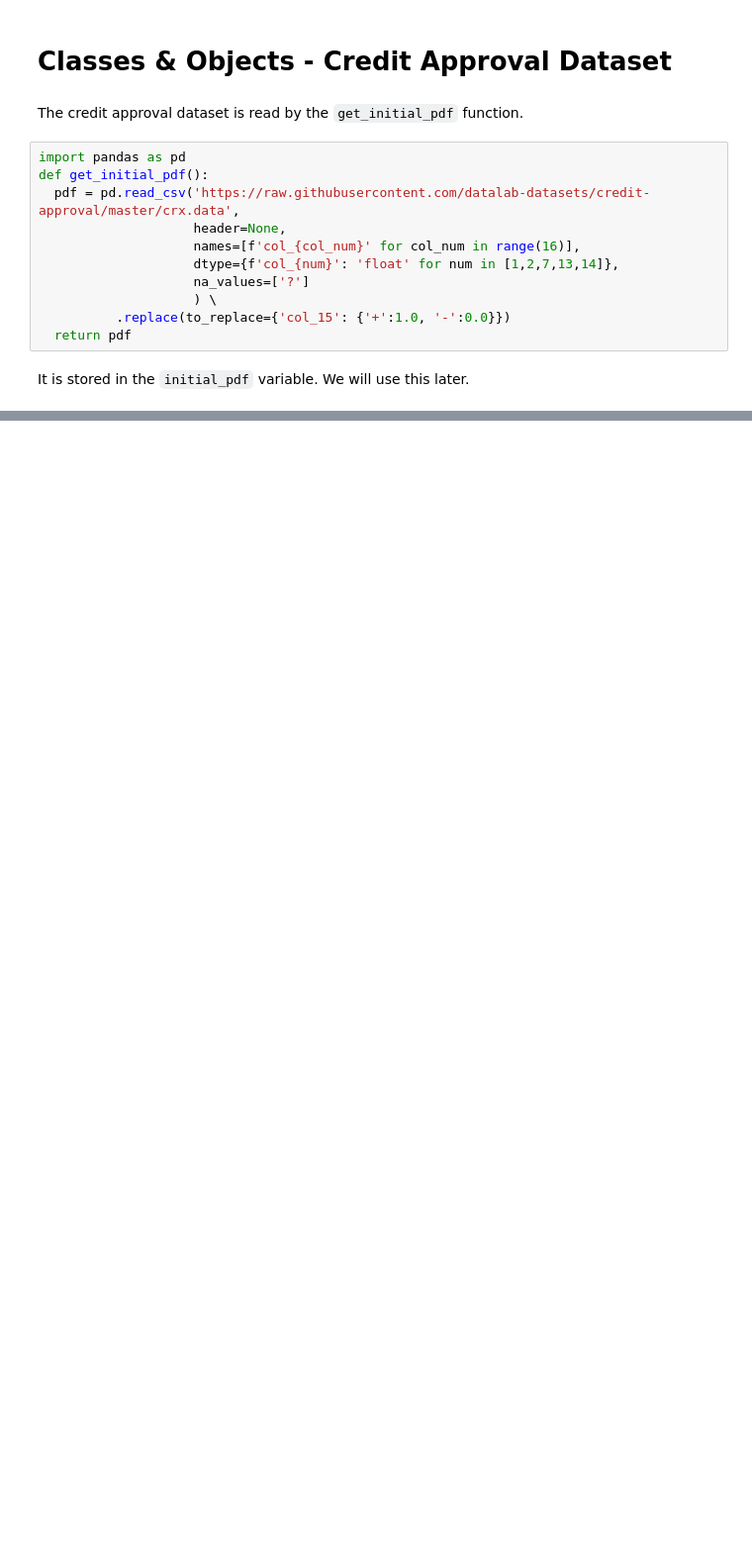
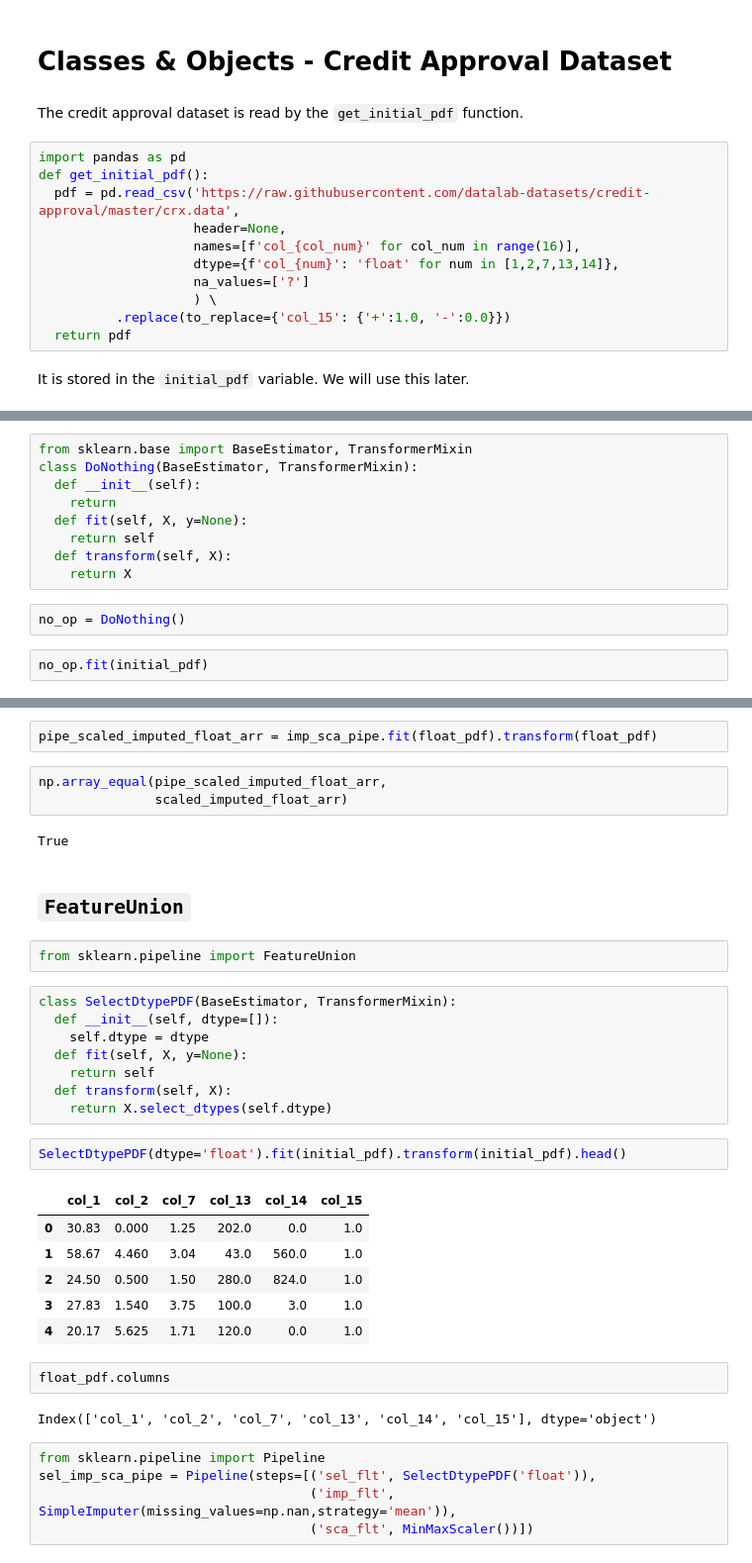
Before and after one commit to data-space/datalab-notebooks, a Jupyter notebook: Python/9. Temporary/Credit_approval_Oct8.ipynb, the cells around one changed output, grey strips where cells are left out. Shown at 99% size. Cells and saved outputs as stored; diff of their text form; blank space fills up the shorter version.

```diff
--- a/Python/9. Temporary/Credit_approval_Oct8.ipynb
+++ b/Python/9. Temporary/Credit_approval_Oct8.ipynb
@@ -43,0 +90,13 @@ memory usage: 86.3+ KB
+# %%
+from sklearn.base import BaseEstimator, TransformerMixin
+class DoNothing(BaseEstimator, TransformerMixin):
+  def __init__(self):
+    return
+  def fit(self, X, y=None):
+    return self
+  def transform(self, X):
+    return X
+# %%
+no_op = DoNothing()
+# %%
+no_op.fit(initial_pdf)
@@ -43,0 +316,37 @@ memory usage: 86.3+ KB
+# %%
+pipe_scaled_imputed_float_arr = imp_sca_pipe.fit(float_pdf).transform(float_pdf)
+# %%
+np.array_equal(pipe_scaled_imputed_float_arr,
+               scaled_imputed_float_arr)
+# %% [output]
+True
+# %% [markdown]
+## `FeatureUnion`
+# %%
+from sklearn.pipeline import FeatureUnion
+# %%
+class SelectDtypePDF(BaseEstimator, TransformerMixin):
+  def __init__(self, dtype=[]):
+    self.dtype = dtype
+  def fit(self, X, y=None):
+    return self
+  def transform(self, X):
+    return X.select_dtypes(self.dtype)
+# %%
+SelectDtypePDF(dtype='float').fit(initial_pdf).transform(initial_pdf).head()
+# %% [output]
+|  | col_1 | col_2 | col_7 | col_13 | col_14 | col_15 |
+| 0 | 30.83 | 0.000 | 1.25 | 202.0 | 0.0 | 1.0 |
+| 1 | 58.67 | 4.460 | 3.04 | 43.0 | 560.0 | 1.0 |
+| 2 | 24.50 | 0.500 | 1.50 | 280.0 | 824.0 | 1.0 |
+| 3 | 27.83 | 1.540 | 3.75 | 100.0 | 3.0 | 1.0 |
+| 4 | 20.17 | 5.625 | 1.71 | 120.0 | 0.0 | 1.0 |
+# %%
+float_pdf.columns
+# %% [output]
+Index(['col_1', 'col_2', 'col_7', 'col_13', 'col_14', 'col_15'], dtype='object')
+# %%
+from sklearn.pipeline import Pipeline
+sel_imp_sca_pipe = Pipeline(steps=[('sel_flt', SelectDtypePDF('float')),
+                                   ('imp_flt', SimpleImputer(missing_values=np.nan,strategy='mean')),
+                                   ('sca_flt', MinMaxScaler())])
```
Also changed, not shown: parts of 76 cells of this notebook.
